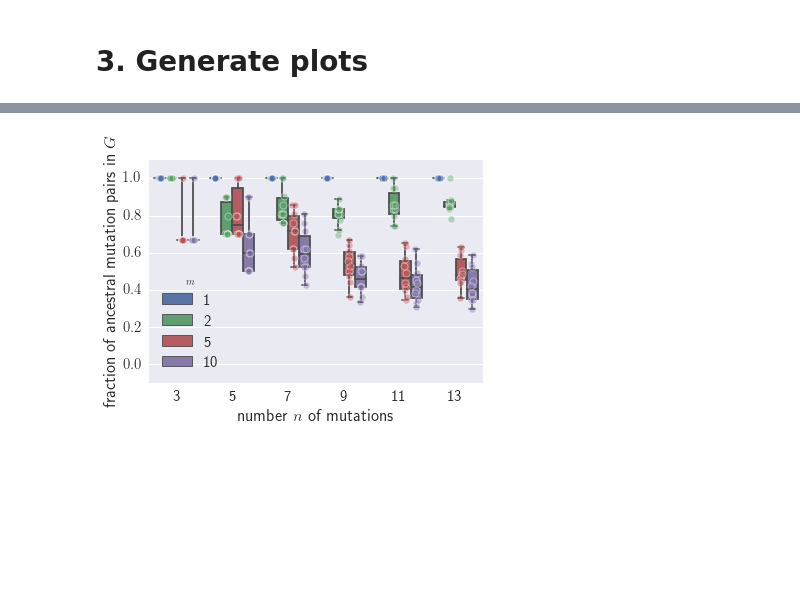
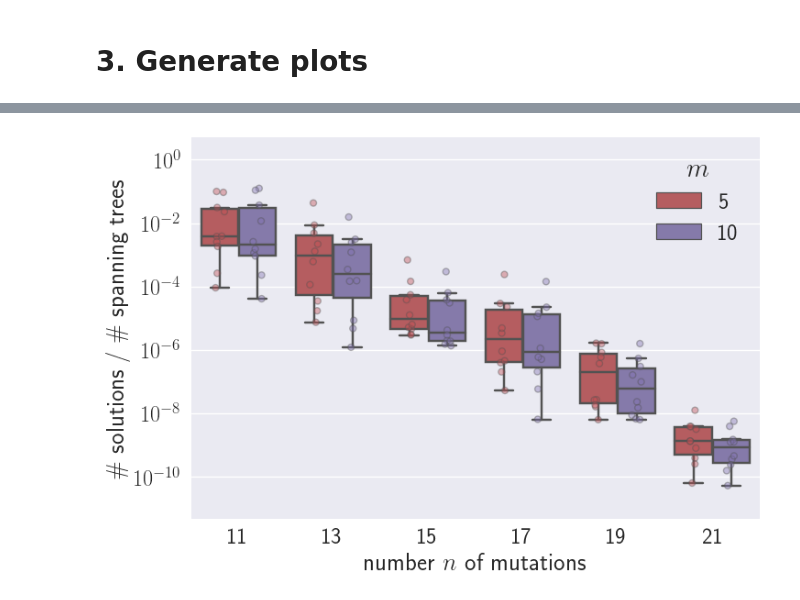
Before and after one commit to elkebir-group/PPM-NonUniq, a Jupyter notebook: analysis.ipynb, the cells around one changed output, grey strips where cells are left out. Cells and saved outputs as stored; diff of their text form; code cells hidden in the pictures; blank space fills up the shorter version.

```diff
--- a/analysis.ipynb
+++ b/analysis.ipynb
@@ -10,11 +10,12 @@ import seaborn as sns
 import pandas as pd
 import glob
 import math
+from scipy.stats import chisquare
 # sns.set_style('whitegrid')
 
 ### Set up seaborn appearence
 mpl.rc('text', usetex = True)
-sns.set_context("notebook", font_scale=1.5)
+sns.set_context("notebook", font_scale=1.75)
 plt.rc("axes.spines", top=True, right=True)
 # %%
 # Load oncolib module
@@ -389,14 +449,20 @@ plt.savefig("num_solutions_by_num_spanning_trees.pdf")
+# %%
+df_ext = pd.read_table("results_extended.tsv")
+df_ext['ratio'] = df_ext['count'] / df_ext['bound']
 # %%
-sns.stripplot(data=df, x="n", y="inc", hue="k", alpha=.4, jitter=.1, linewidth=1, split=True)
-ax = sns.boxplot(data=df, x="n", y="inc", hue="k", showfliers=False)
+sns.stripplot(data=df_ext, x="n", y="ratio", hue="k", alpha=.4, jitter=.1, linewidth=1,
+              split=True, palette=sns.color_palette()[2:])
+ax = sns.boxplot(data=df_ext, x="n", y="ratio", hue="k", showfliers=False,
+                 palette=sns.color_palette()[2:])
 handles, labels = ax.get_legend_handles_labels()
-l = plt.legend(handles[0:4], labels[0:4], title="$m$", loc="lower left")
-ax.set_ylim((-0.1, 1.1))
+ax.legend(handles[0:2], labels[0:2], title="$m$", loc="upper right")
+ax.set(yscale="log")
+ax.set_ylim((5e-12, 5))
 ax.set_xlabel("number $n$ of mutations")
-ax.set_ylabel("fraction of ancestral mutation pairs in $G$")
-plt.savefig("frac_comparable.pdf")
+ax.set_ylabel("\# solutions / \# spanning trees")
+plt.savefig("num_solutions_by_num_spanning_trees_ext.pdf")
 # %% [output]
-[figure, old version]
+[figure, new version]
 # %%
 df_recall = pd.read_table('recall.tsv')
 # %%
```
Also changed, not shown: parts of 45 cells of this notebook, 2 other files.
